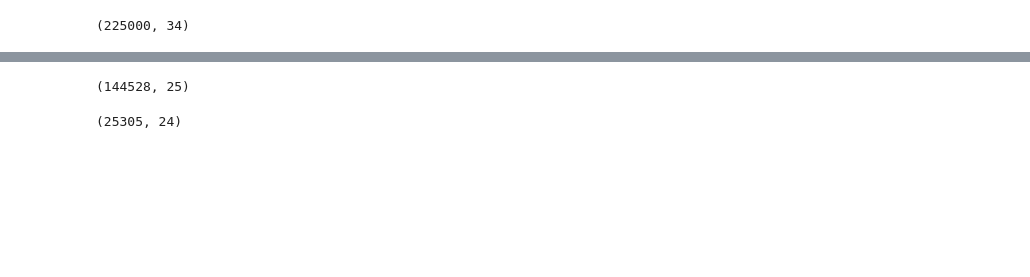
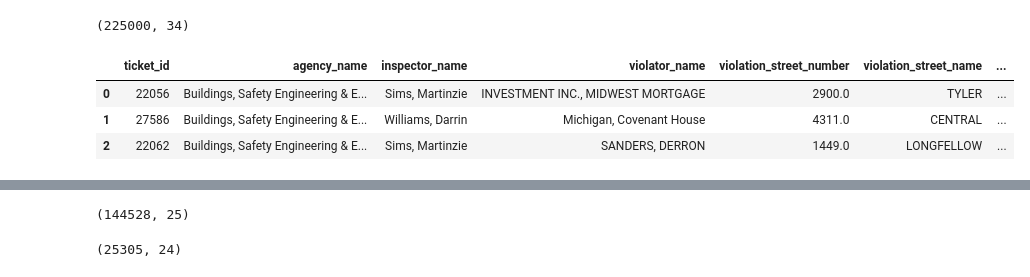
Before and after one commit to zarkaltair/Data-Scientist, a Jupyter notebook: My_projects/test_task/test_task.ipynb, the cells around one changed output, grey strips where cells are left out. Cells and saved outputs as stored; diff of their text form; code cells hidden in the pictures; blank space fills up the shorter version.

```diff
--- a/My_projects/test_task/test_task.ipynb
+++ b/My_projects/test_task/test_task.ipynb
@@ -8,3 +15,10 @@ df_train = pd.read_csv('train_2.csv', low_memory=False, index_col='Unnamed: 0')
 df_train.shape
 # %% [output]
 (225000, 34)
+# %%
+df_train.head(3)
+# %% [output]
+|  | ticket_id | agency_name | inspector_name | violator_name | violation_street_number | violation_street_name | ... |
+| 0 | 22056 | Buildings, Safety Engineering & E... | Sims, Martinzie | INVESTMENT INC., MIDWEST MORTGAGE | 2900.0 | TYLER | ... |
+| 1 | 27586 | Buildings, Safety Engineering & E... | Williams, Darrin | Michigan, Covenant House | 4311.0 | CENTRAL | ... |
+| 2 | 22062 | Buildings, Safety Engineering & E... | Sims, Martinzie | SANDERS, DERRON | 1449.0 | LONGFELLOW | ... |
```
Also changed, not shown: parts of 9 cells of this notebook.
